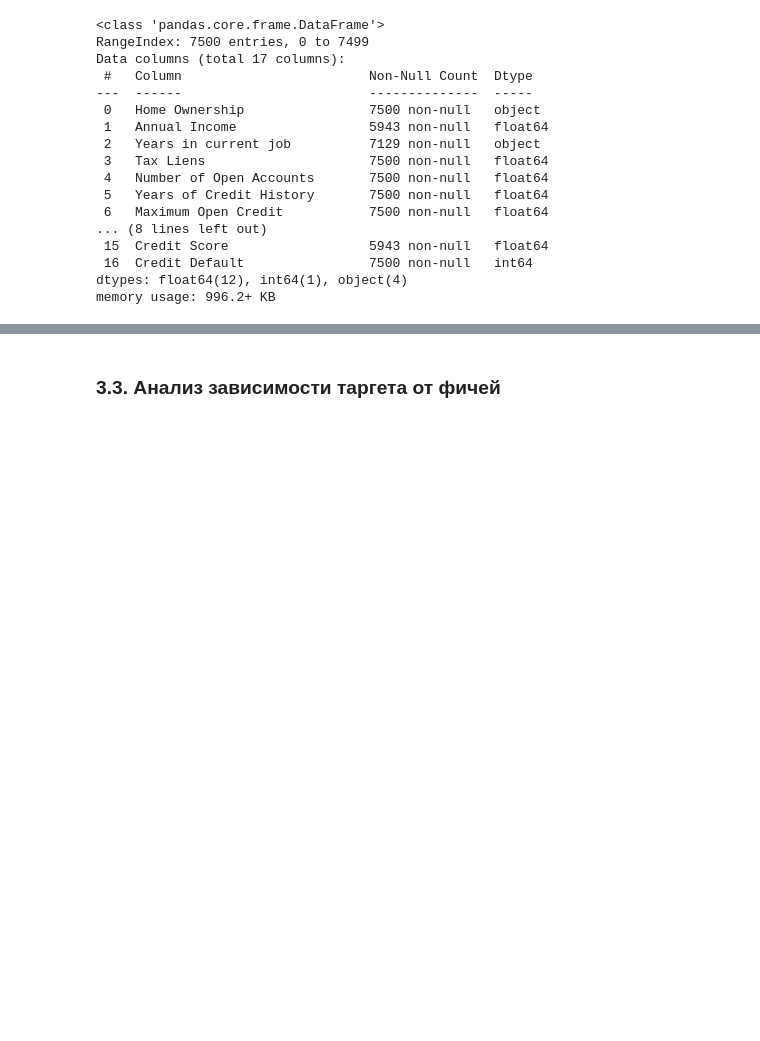
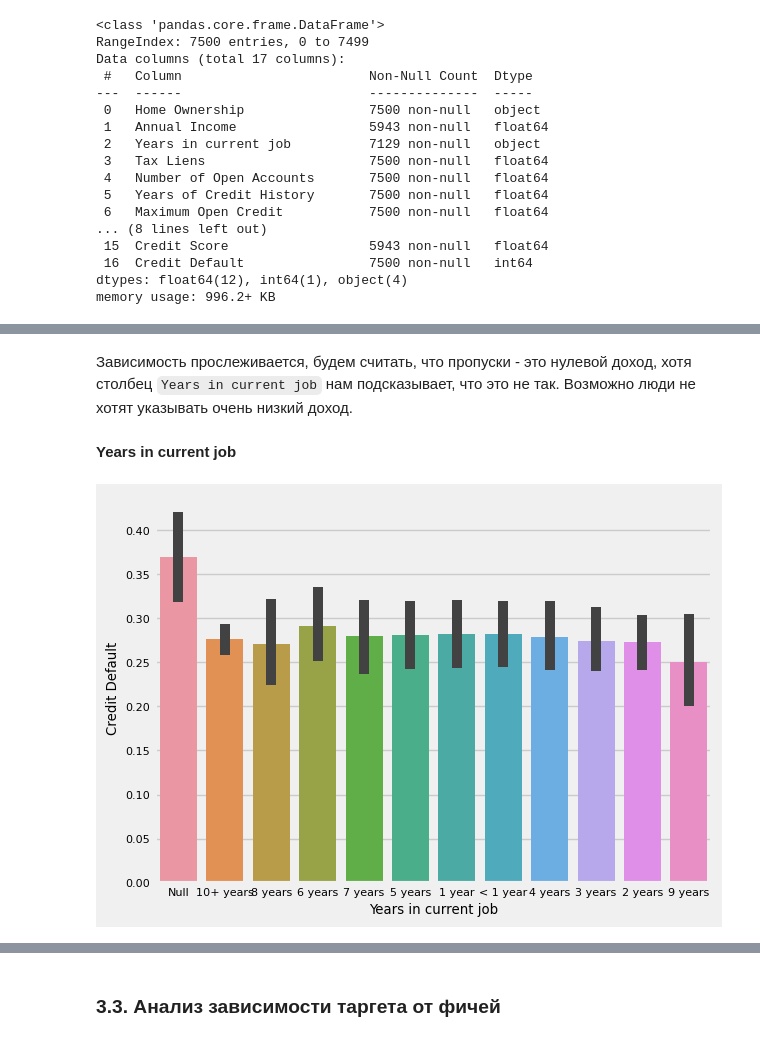
Before and after one commit to Andrey-Patrakov/Python_data_libraries, a Jupyter notebook: Курсовой проект (часть 2)/Project 2.ipynb, the cells around one changed output, grey strips where cells are left out. Cells and saved outputs as stored; diff of their text form; code cells hidden in the pictures; blank space fills up the shorter version.

```diff
--- a/Курсовой проект (часть 2)/Project 2.ipynb
+++ b/Курсовой проект (часть 2)/Project 2.ipynb
@@ -166,0 +140,12 @@ Credit Default: 2
+# %% [markdown]
+Зависимость прослеживается, будем считать, что пропуски - это нулевой доход, хотя столбец `Years in current job` нам подсказывает, что это не так. Возможно люди не хотят указывать очень низкий доход.
+# %% [markdown]
+**Years in current job**
+# %%
+years_in_current_job = data['Years in current job'].copy()
+years_in_current_job[years_in_current_job.isna()] = 'Null'
+years_in_current_job
+sns.barplot(x=years_in_current_job, y=data['Credit Default'])
+plt.show()
+# %% [output]
+[figure, added]
```
Also changed, not shown: parts of 43 cells of this notebook.
